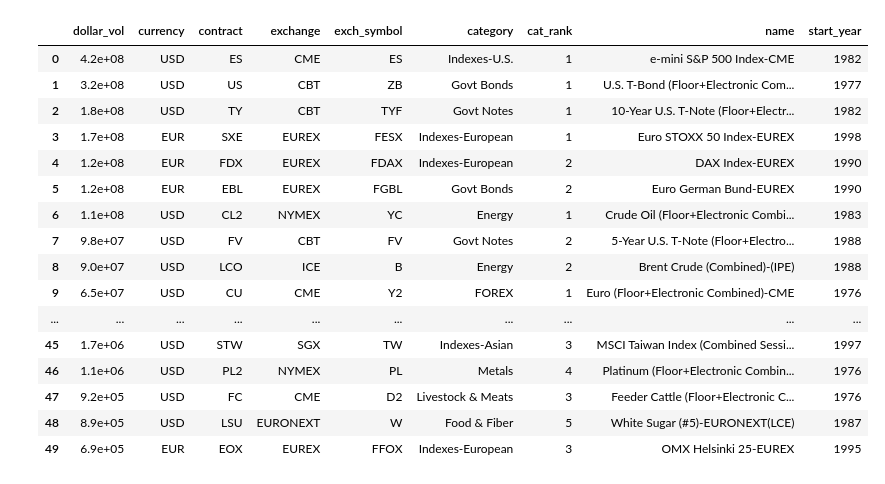
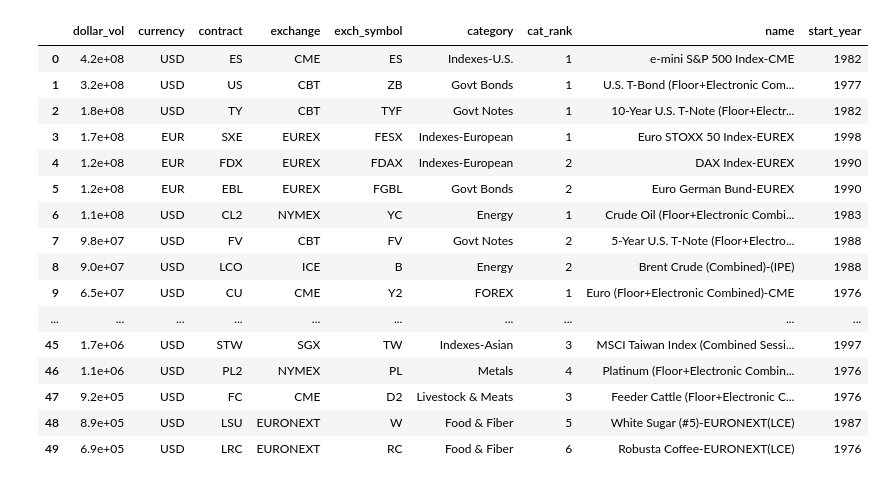
Before and after one commit to chiaolun/trend_following, a Jupyter notebook: analysis.ipynb, the cells around one changed output. Saved outputs shown, nothing was run; the diff lists cells and outputs as text; code cells hidden in the pictures.

```diff
--- a/analysis.ipynb
+++ b/analysis.ipynb
@@ -91,7 +106,7 @@ contract_mask = (
     &
     ~point_values.str.contains("mwh")
     &
-    ~names.index.isin(["TF", "ER2", "ZI"])
+    ~names.index.isin(["TF", "ER2", "SP2", "ZI"])
     &
     (
         names.str.contains("combined session")
@@ -116,12 +131,12 @@ multiplier = (
     point_values
     .loc[
         lambda df: (
-            df.str.match("^(usd|eur|\$|\d)")
+            df.str.match("(usd|eur|\$|\d)")
             |
             df.str.contains("us dollar")
         )
     ]
-    .str.extract("(\d+(?:\.\d+)?)", expand=False).astype(float)
+    .str.extract("(\d+(?:[.]\d*)?|[.]\d+)", expand=False).astype(float)
     .rename("multiplier")
 )
 metadata["multiplier"] = multiplier
@@ -166,32 +181,32 @@ shortlist = (
     .query("cat_rank <= 6 & start_year < 2000 & decade == 2010")
     .query("dollar_vol.rank(ascending=False) <= 50")
     .sort_values("dollar_vol", ascending=False)
     [["dollar_vol", "currency", "contract", "exchange", "exch_symbol",
       "category", "cat_rank", "name", "start_year"]]
     .reset_index(drop=True)
 )
-with pd.option_context("display.max_rows", None):
+with all_rows:
     display(
         shortlist
         .style
         .format(subset=["dollar_vol"], formatter="{:.1e}")
         .set_properties(subset=["name"], **{'white-space': 'pre-wrap'})
     )
 # %% [output]
 |  | dollar_vol | currency | contract | exchange | exch_symbol | category | cat_rank | name | start_year |
 | 0 | 4.2e+08 | USD | ES | CME | ES | Indexes-U.S. | 1 | e-mini S&P 500 Index-CME | 1982 |
 | 1 | 3.2e+08 | USD | US | CBT | ZB | Govt Bonds | 1 | U.S. T-Bond (Floor+Electronic Com... | 1977 |
 | 2 | 1.8e+08 | USD | TY | CBT | TYF | Govt Notes | 1 | 10-Year U.S. T-Note (Floor+Electr... | 1982 |
 | 3 | 1.7e+08 | EUR | SXE | EUREX | FESX | Indexes-European | 1 | Euro STOXX 50 Index-EUREX | 1998 |
 | 4 | 1.2e+08 | EUR | FDX | EUREX | FDAX | Indexes-European | 2 | DAX Index-EUREX | 1990 |
 | 5 | 1.2e+08 | EUR | EBL | EUREX | FGBL | Govt Bonds | 2 | Euro German Bund-EUREX | 1990 |
 | 6 | 1.1e+08 | USD | CL2 | NYMEX | YC | Energy | 1 | Crude Oil (Floor+Electronic Combi... | 1983 |
 | 7 | 9.8e+07 | USD | FV | CBT | FV | Govt Notes | 2 | 5-Year U.S. T-Note (Floor+Electro... | 1988 |
 | 8 | 9.0e+07 | USD | LCO | ICE | B | Energy | 2 | Brent Crude (Combined)-(IPE) | 1988 |
 | 9 | 6.5e+07 | USD | CU | CME | Y2 | FOREX | 1 | Euro (Floor+Electronic Combined)-CME | 1976 |
 | ... | ... | ... | ... | ... | ... | ... | ... | ... | ... |
 | 45 | 1.7e+06 | USD | STW | SGX | TW | Indexes-Asian | 3 | MSCI Taiwan Index (Combined Sessi... | 1997 |
 | 46 | 1.1e+06 | USD | PL2 | NYMEX | PL | Metals | 4 | Platinum (Floor+Electronic Combin... | 1976 |
 | 47 | 9.2e+05 | USD | FC | CME | D2 | Livestock & Meats | 3 | Feeder Cattle (Floor+Electronic C... | 1976 |
 | 48 | 8.9e+05 | USD | LSU | EURONEXT | W | Food & Fiber | 5 | White Sugar (#5)-EURONEXT(LCE) | 1987 |
-| 49 | 6.9e+05 | EUR | EOX | EUREX | FFOX | Indexes-European | 3 | OMX Helsinki 25-EUREX | 1995 |
+| 49 | 6.9e+05 | USD | LRC | EURONEXT | RC | Food & Fiber | 6 | Robusta Coffee-EURONEXT(LCE) | 1976 |
```
Also changed, not shown: parts of 43 cells of this notebook, 4 other files.
